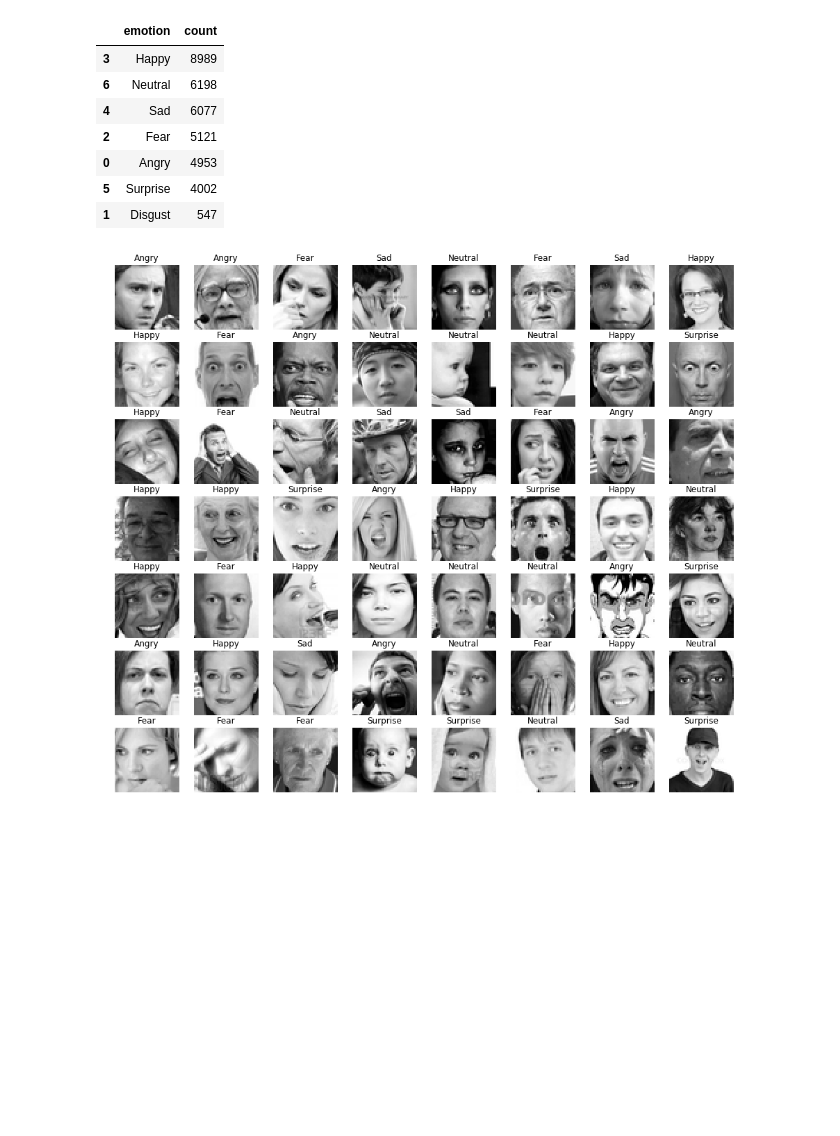
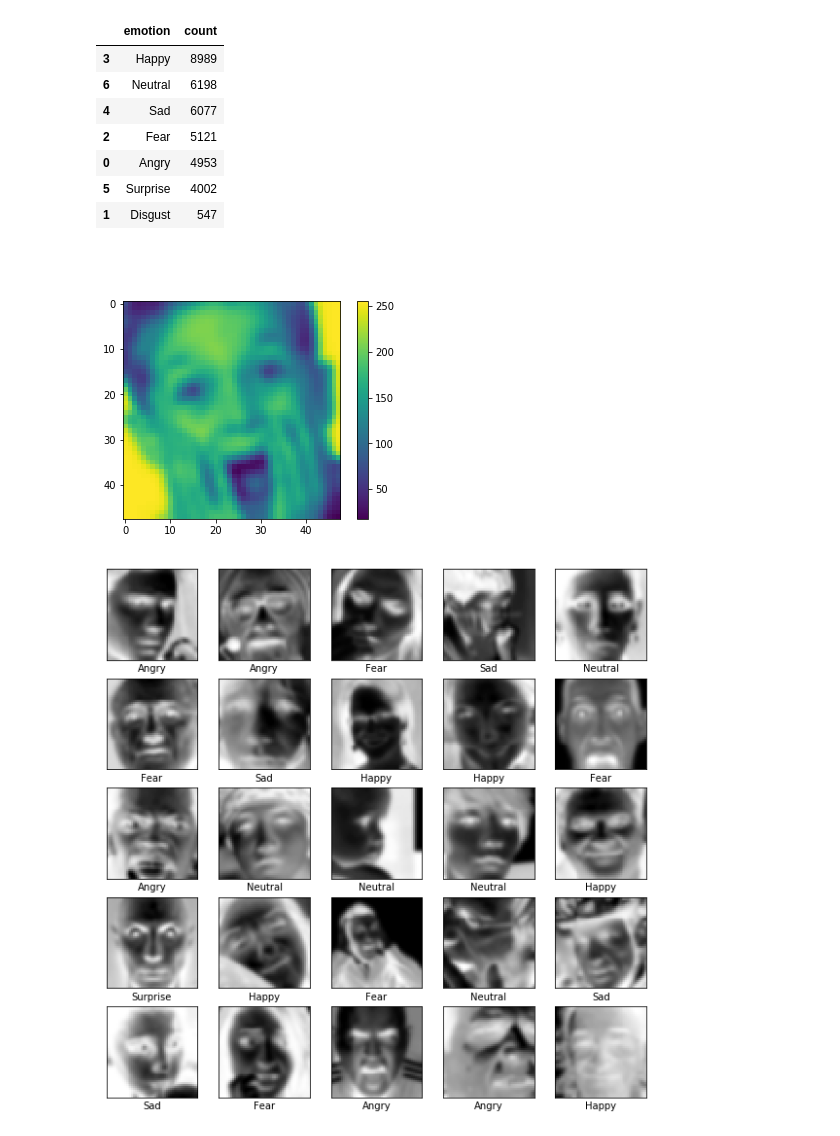
Before and after one commit to DavidIngx/FER_VirtualCaregiver, a Jupyter notebook: detection_facial_expression.ipynb, the cells around one changed output. Drawn from its saved outputs; the diff is of its cells as text; code cells hidden in the pictures; blank space fills up the shorter version.

```diff
--- a/detection_facial_expression.ipynb
+++ b/detection_facial_expression.ipynb
@@ -123,32 +134,41 @@ delais_emotion
 | 0 | Angry | 4953 |
 | 5 | Surprise | 4002 |
 | 1 | Disgust | 547 |
-# %%
-plt.figure(figsize=(16,16))
-
-for i in range(56):
-    imagen = dataset_facial_expression["pixels"][0+i]
-    imagen_list_pixel = imagen.split(" ")
-    imagen_array_pixel = np.asarray(imagen_list_pixel, dtype=float)
-    imagen_rezise_pixel = imagen_array_pixel.reshape(-1,48,48)
-    plt.subplot(8,8,1+i)
-
-    if (dataset_facial_expression["emotion"][0+i]==0):
-        plt.title("Angry")
-    elif (dataset_facial_expression["emotion"][0+i]==1):
-        plt.title("Disgust")
-    elif (dataset_facial_expression["emotion"][0+i]==2):
-        plt.title("Fear")
-    elif (dataset_facial_expression["emotion"][0+i]==3):
-        plt.title("Happy")
-    elif (dataset_facial_expression["emotion"][0+i]==4):
-        plt.title("Sad")
-    elif (dataset_facial_expression["emotion"][0+i]==5):
-        plt.title("Surprise")
-    else:
-        plt.title("Neutral")
-    plt.axis("off")
-    plt.imshow(imagen_rezise_pixel[0],cmap='gray')
-plt.show()
-# %% [output]
-[figure, removed]
+# %% [markdown]
+##
+# %%
+y = np.zeros((35887, 48, 48))
+
+for i in range(35887):
+    imagen = dataset_facial_expression["pixels"][0+i]
+    imagen_list_pixel = imagen.split(" ")
+    imagen_array_pixel = np.asarray(imagen_list_pixel, dtype=float)
+    imagen_rezise_pixel = imagen_array_pixel.reshape(-1,48,48)
+    elemento_estructural_disco = disk(1)
+    image_gray = rgb2gray(imagen_rezise_pixel[0])
+    chelsea_eroded = gaussian(image_gray, 1)
+    imagen_array_pixel = np.asarray(chelsea_eroded, dtype=float)
+    imagen_rezise_pixel = imagen_array_pixel.reshape(-1,48,48)
+    y[i] = y[i]+imagen_rezise_pixel[0]
+# %%
+plt.figure()
+plt.imshow(y[1800])
+plt.colorbar()
+plt.grid(False)
+# %% [output]
+[figure, added]
+# %%
+
+y= y / 255.0
+class_names = ["Angry", "Disgust", "Fear", "Happy", "Sad", "Surprise", "Neutral"]
+label=  np.asarray(dataset_facial_expression["emotion"])
+plt.figure(figsize=(10,10))
+for i in range(25):
+    plt.subplot(5,5,i+1)
+    plt.xticks([])
+    plt.yticks([])
+    plt.grid(False)
+    plt.imshow(y[i], cmap=plt.cm.binary)
+    plt.xlabel(class_names[label[i]])
+# %% [output]
+[figure, added]
```
Also changed, not shown: parts of 9 cells of this notebook.
